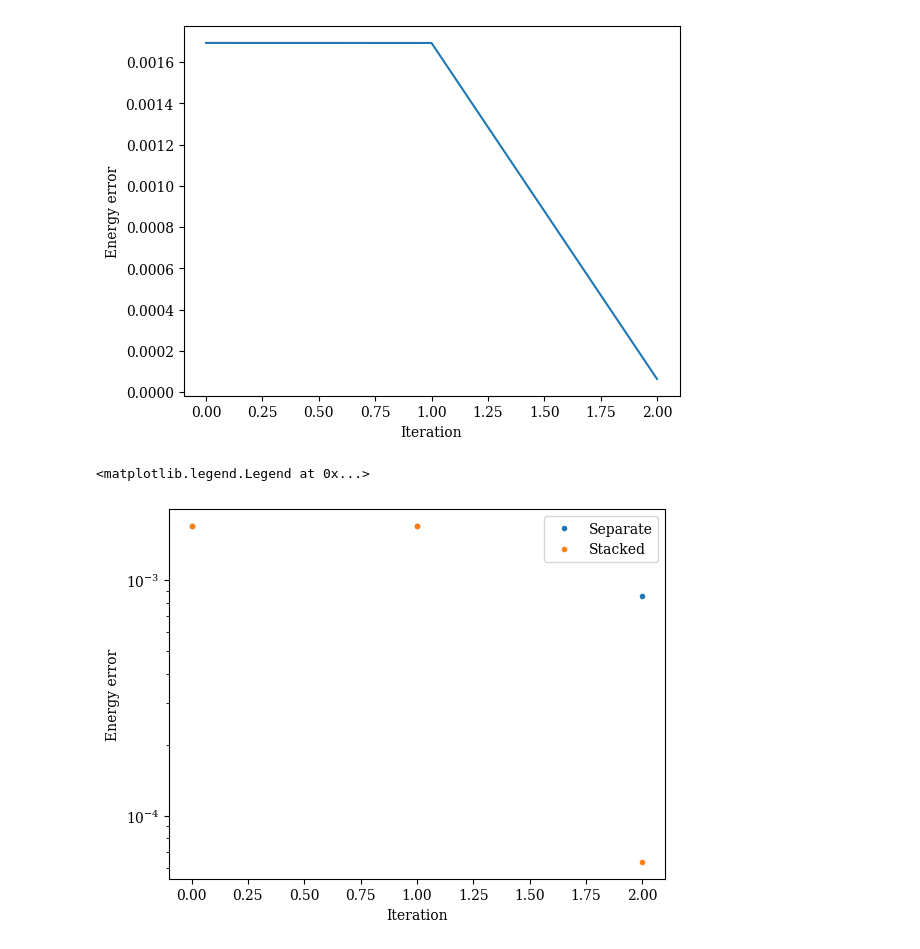
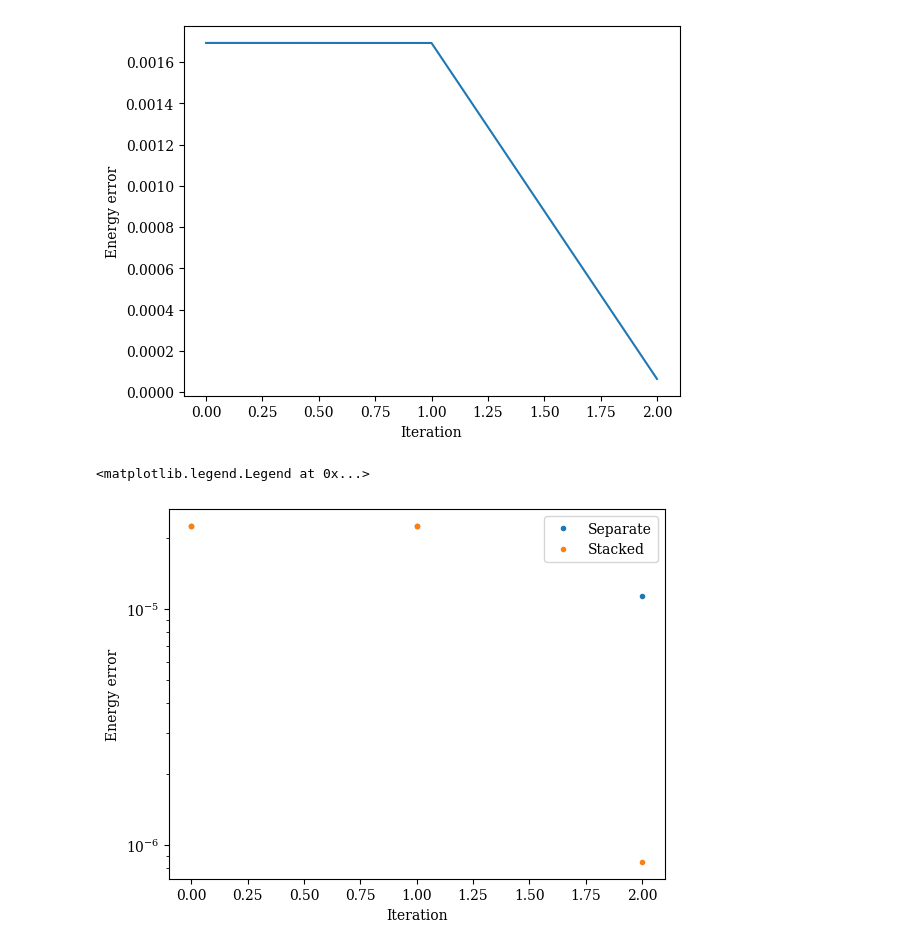
Before and after one commit to mafaldaramoa/ceo-adapt-vqe, a Jupyter notebook: examples/adapt_isqd_tn.ipynb, the cells around one changed output. Cells and saved outputs as stored; diff of their text form; code cells hidden in the pictures.

Commit message:
Changed to relative error in final plot.

```diff
--- a/examples/adapt_isqd_tn.ipynb
+++ b/examples/adapt_isqd_tn.ipynb
@@ -514,13 +514,16 @@ ax.set_ylabel("Energy error")
 Text(0, 0.5, 'Energy error')
 [figure]
 # %%
+rel_errors = np.array(errors) / abs(exact_energy)
+stacked_rel_errors = np.array(stacked_errors) / abs(exact_energy)
+
 fig, ax = plt.subplots()
-ax.plot(errors, '.', label="Separate")
-ax.plot(stacked_errors, '.', label="Stacked")
+ax.plot(rel_errors, '.', label="Separate")
+ax.plot(stacked_rel_errors, '.', label="Stacked")
 ax.set_ylabel("Energy error")
 ax.set_xlabel("Iteration")
 ax.set_yscale("log")
 ax.legend()
 # %% [output]
 <matplotlib.legend.Legend at 0x...>
-[figure, old version]
+[figure, new version]
```
